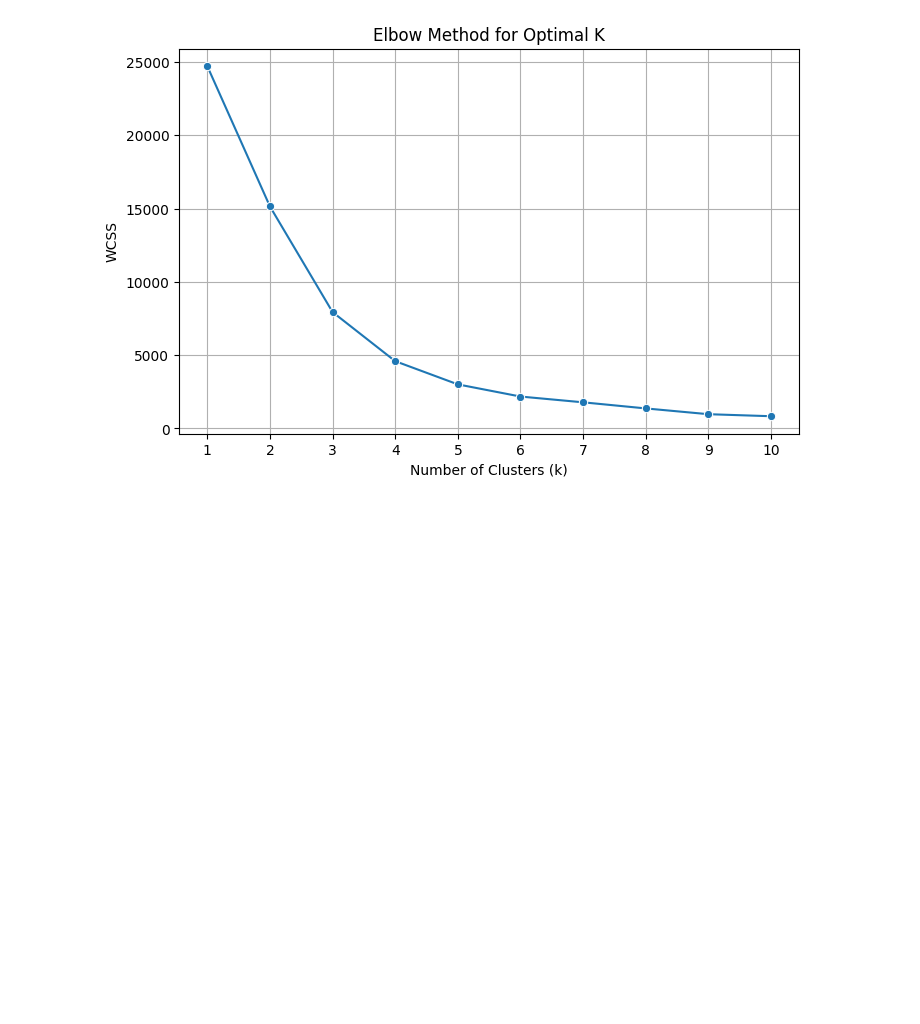
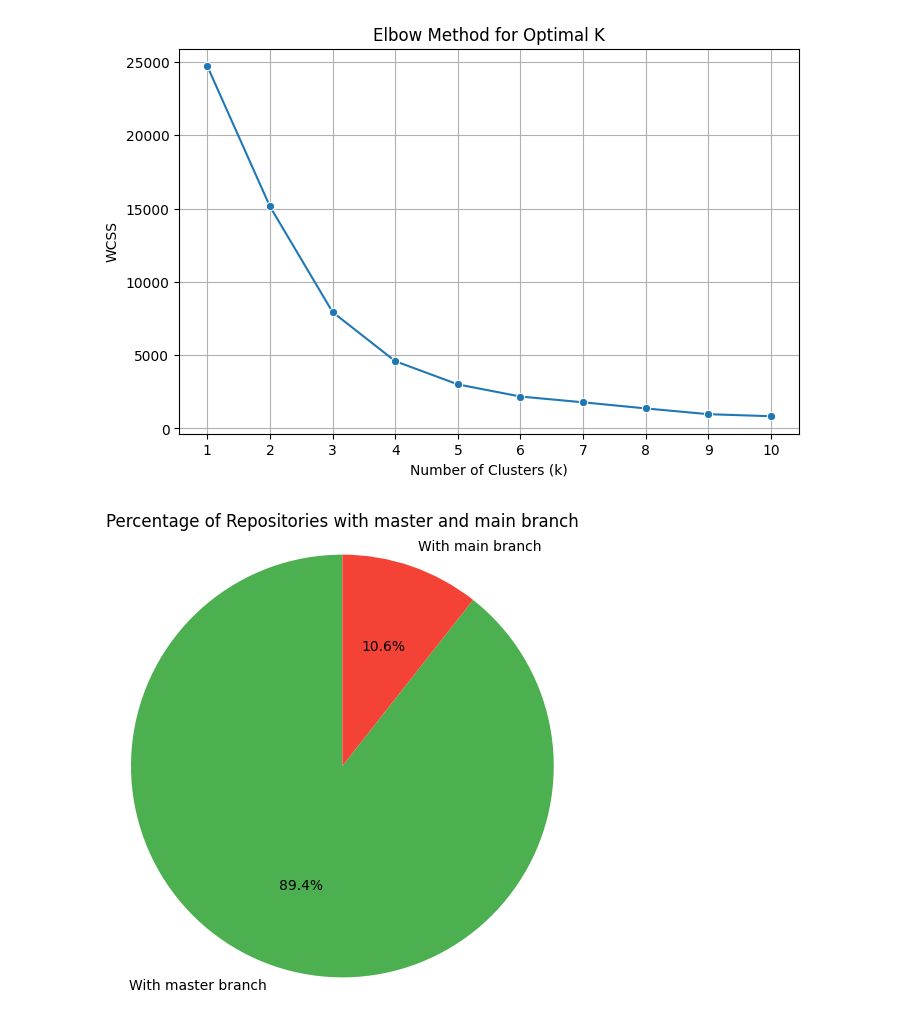
Before and after one commit to Cucharoth/t2_eda, a Jupyter notebook: src/eda.ipynb, the cells around one changed output. Cells and saved outputs as stored; diff of their text form; code cells hidden in the pictures; blank space fills up the shorter version.

Commit message:
feat: plots!

```diff
--- a/src/eda.ipynb
+++ b/src/eda.ipynb
@@ -195,0 +225,23 @@ plt.show()
+# %%
+with_master = user_repos[user_repos['default_branch'] == 'master'].shape[0]
+with_main = user_repos[user_repos['default_branch'] == 'main'].shape[0]
+
+labels = ['With master branch', 'With main branch']
+sizes = [with_master, with_main]
+total = with_master + with_main
+
+data = [
+    {"label": "master", "percentage": round((with_master / total) * 100, 1)},
+    {"label": "main", "percentage": round((with_main / total) * 100, 1)}
+]
+
+with open("../data/plot_ready/branch_data.json", "w") as f:
+    json.dump(data, f, indent=2)
+
+plt.figure(figsize=(6, 6))
+plt.pie(sizes, labels=labels, autopct='%1.1f%%', startangle=90, colors=['#4CAF50', '#F44336'])
+plt.axis('equal')
+plt.title('Percentage of Repositories with master and main branch')
+plt.show()
+# %% [output]
+[figure, added]
```
Also changed, not shown: parts of 3 cells of this notebook, 7 other files.
